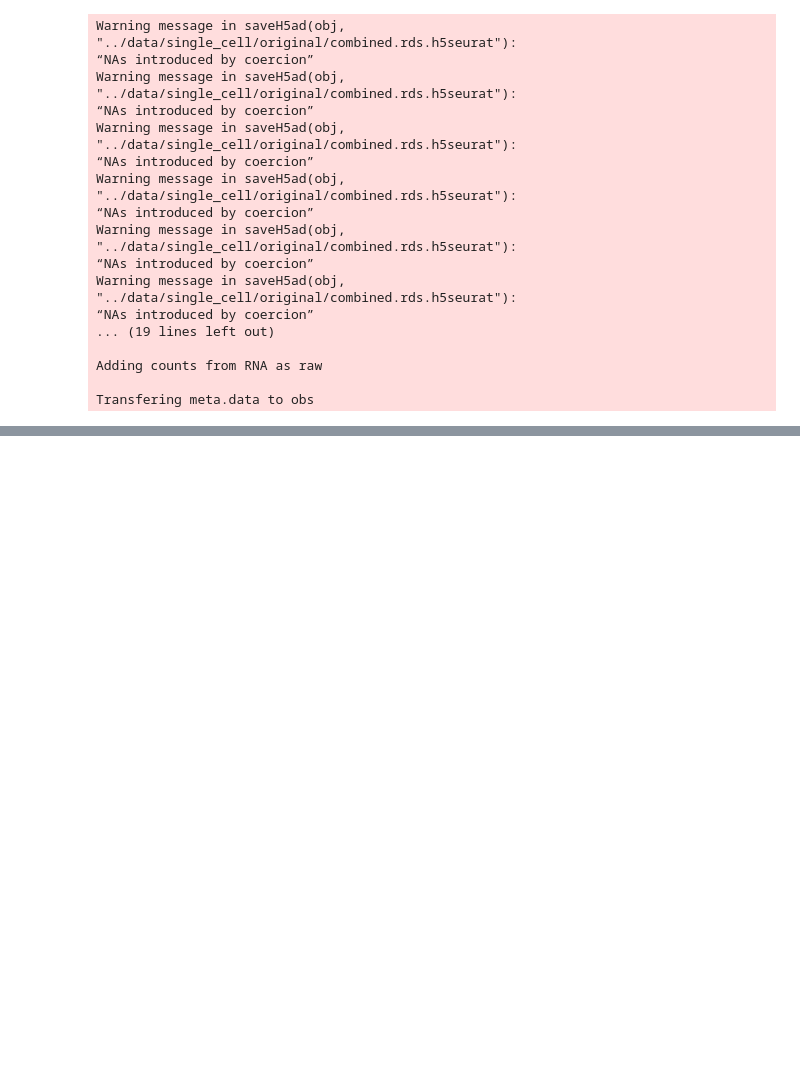
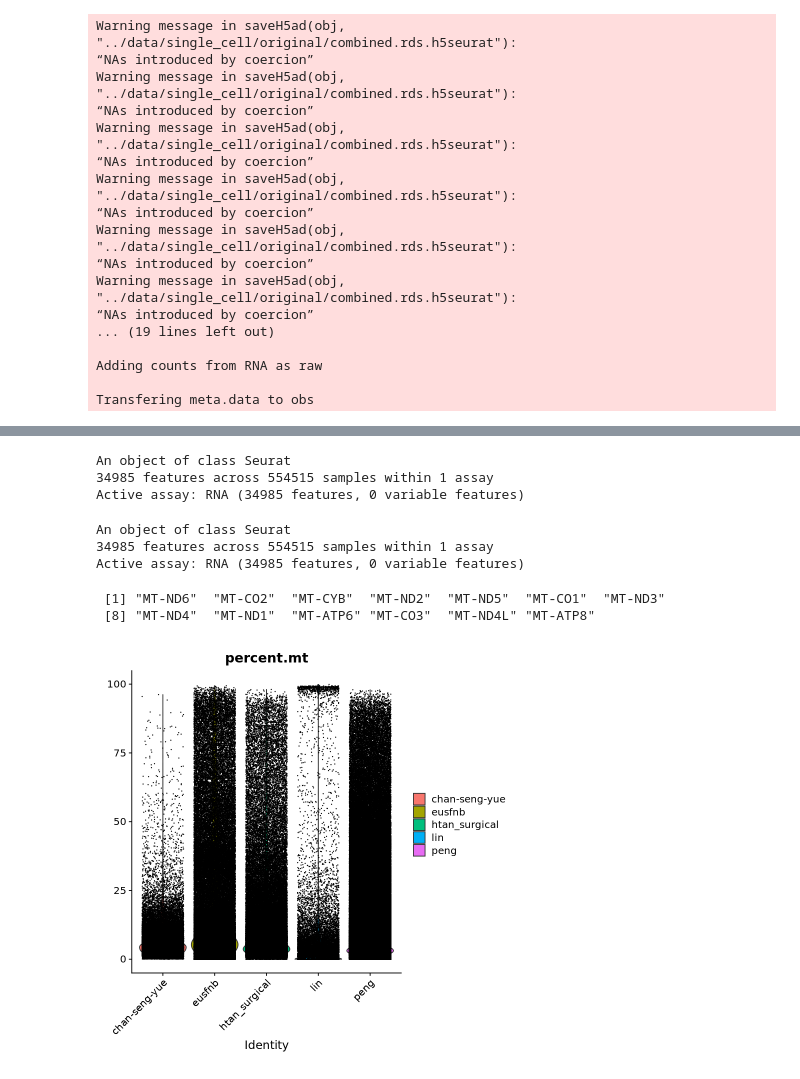
Before and after one commit to estorrs/single-cell-pdac, a Jupyter notebook: notebooks/rds_conversion.ipynb, the cells around one changed output, grey strips where cells are left out. Cells and saved outputs as stored; diff of their text form; code cells hidden in the pictures; blank space fills up the shorter version.

Commit message:
single cell aggregation added

```diff
--- a/notebooks/rds_conversion.ipynb
+++ b/notebooks/rds_conversion.ipynb
@@ -312,0 +398,7 @@ Transfering meta.data to obs
+# %%
+obj <- CreateSeuratObject(counts = obj@assays$RNA, project = "pdac", min.cells = 1, min.features = 100, meta.data = obj@meta.data, )
+obj
+# %% [output]
+An object of class Seurat
+34985 features across 554515 samples within 1 assay
+Active assay: RNA (34985 features, 0 variable features)
@@ -312,0 +407,18 @@ Transfering meta.data to obs
+# %%
+obj = readRDS('../data/single_cell/original/count_matrix/counts.rds')
+obj
+# %% [output]
+An object of class Seurat
+34985 features across 554515 samples within 1 assay
+Active assay: RNA (34985 features, 0 variable features)
+# %%
+grep(pattern = "^MT-", x = row.names(obj@assays$RNA@meta.features), value = TRUE)
+# %% [output]
+ [1] "MT-ND6"  "MT-CO2"  "MT-CYB"  "MT-ND2"  "MT-ND5"  "MT-CO1"  "MT-ND3"
+ [8] "MT-ND4"  "MT-ND1"  "MT-ATP6" "MT-CO3"  "MT-ND4L" "MT-ATP8"
+# %%
+obj[["percent.mt"]] <- PercentageFeatureSet(obj, pattern = "^MT-")
+# %%
+VlnPlot(obj, features = c("percent.mt"), group.by = "dataset")
+# %% [output]
+[figure, added]
```
Also changed, not shown: parts of 7 cells of this notebook, 5 other files.
